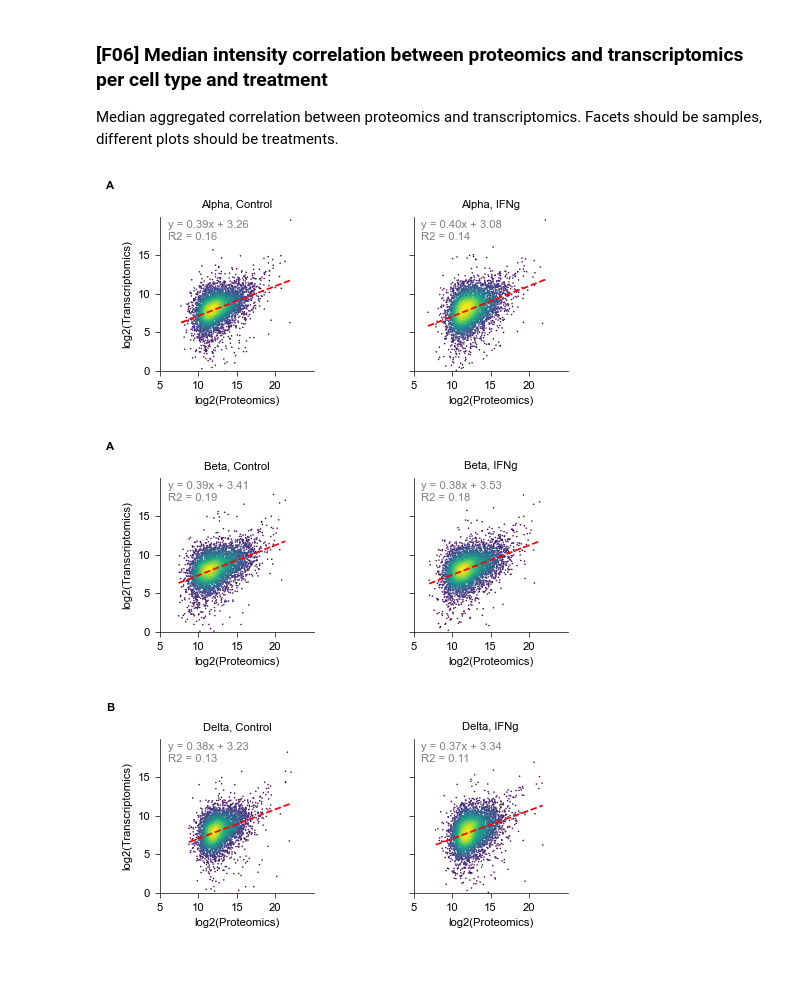
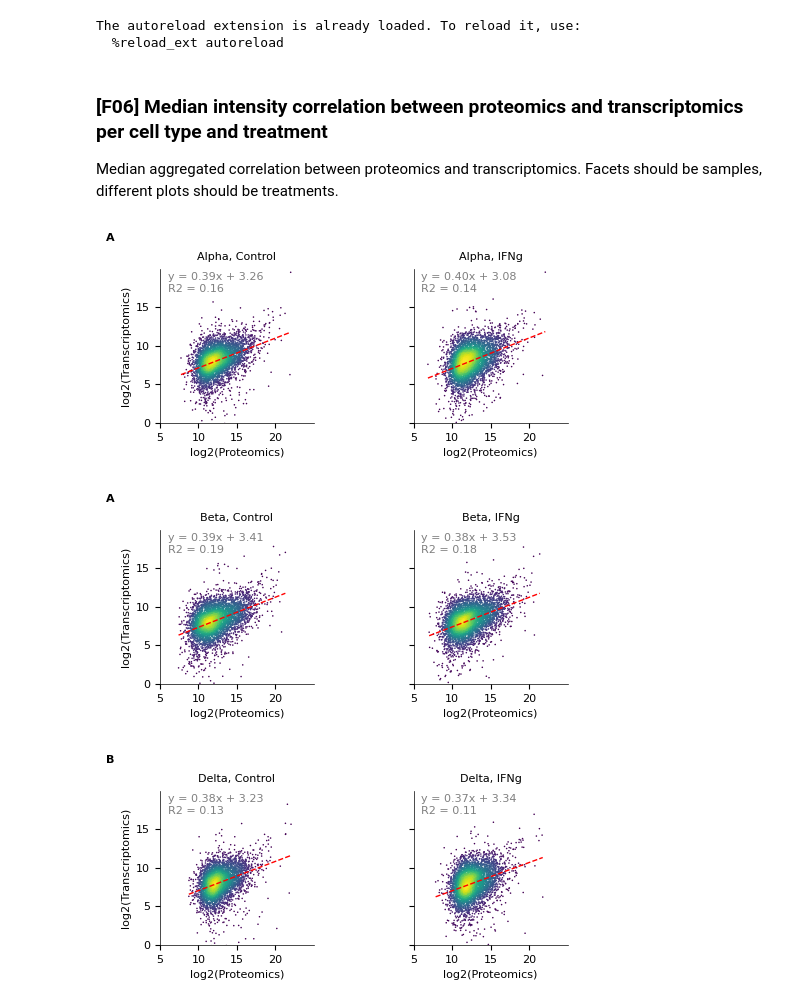
Before and after one commit to MannLabs/IsletsOmics, a Jupyter notebook: figure_notebooks/F06.ipynb, the cells around one changed output. Saved outputs shown, nothing was run; the diff lists cells and outputs as text; code cells hidden in the pictures; blank space fills up the shorter version.

```diff
--- a/figure_notebooks/F06.ipynb
+++ b/figure_notebooks/F06.ipynb
@@ -6,26 +6,27 @@ import sys
 
 import pandas as pd
 
-from bm_tools.data import Data
-from bm_tools.plots import Plots
-
 import matplotlib.pyplot as plt
 
 # get data
-data_obj = Data()
-data_obj.add_anndata(pd.read_pickle("./../rna_prot_dataset.pkl"))
-data_obj.add_metadata(pd.read_pickle("./../rna_prot_sample_metadata.pkl"), 0)
-data_obj.add_metadata(pd.read_pickle("./../rna_prot_feature_metadata.pkl"), 1)
+data = pd.read_pickle("./data/datasets/islets_rna_prot_dataset.pkl")
+sample_metadata = pd.read_pickle("./data/datasets/islets_rna_prot_sample_metadata.pkl")
+feature_metadata = pd.read_pickle("./data/datasets/islets_rna_prot_feature_metadata.pkl")
+
+sys.path.append("src.py")
+from src import Utils
+# %% [output]
+The autoreload extension is already loaded. To reload it, use:
+  %reload_ext autoreload
 # %% [markdown]
 ### [F06] Median intensity correlation between proteomics and transcriptomics per cell type and treatment
 
 Median aggregated correlation between proteomics and transcriptomics. Facets should be samples, different plots should be treatments.
 # %%
 def figure_06_median_datasets(
-        data_obj: Data = None,
+        data: pd.DataFrame,
+        sample_metadata: pd.DataFrame,
 ):
-    # make a copy of the data object
-    data_obj = data_obj.copy()
 
     # set pairs of samples to compare in faceted plot
     treatment_pairs = [
@@ -39,10 +40,6 @@ def figure_06_median_datasets(
         ('beta_proteomics', 'beta_transcriptomics'),
         ('delta_proteomics', 'delta_transcriptomics'),
     ]
-
-    # get data and metadata
-    df = data_obj.get_data()
-    md = data_obj.get_metadata(0)
 
     # compute median across all replicates for all pairs and visualize
     treatment_dataframes = {}
@@ -58,16 +55,16 @@ def figure_06_median_datasets(
         for t_p, t_t in treatment_pairs:
 
             # get corresponding row indices
-            idx_p = md[md['sample_treat_readout'] == f'{sr_p.split("_")[0]}_{t_p}_{sr_p.split("_")[1]}'].index
-            idx_t = md[md['sample_treat_readout'] == f'{sr_t.split("_")[0]}_{t_t}_{sr_t.split("_")[1]}'].index
+            idx_p = sample_metadata[sample_metadata['sample_treat_readout'] == f'{sr_p.split("_")[0]}_{t_p}_{sr_p.split("_")[1]}'].index
+            idx_t = sample_metadata[sample_metadata['sample_treat_readout'] == f'{sr_t.split("_")[0]}_{t_t}_{sr_t.split("_")[1]}'].index
 
             if len(idx_p) != 3 or len(idx_t) != 3:
                 raise ValueError("Error in sample indexing")
 
             # get ids and value vectors
-            ids = df.columns.values
-            p_vec = df.loc[idx_p].median(axis = 0).values.flatten()
-            t_vec = df.loc[idx_t].median(axis = 0).values.flatten()
+            ids = data.columns.values
+            p_vec = data.loc[idx_p].median(axis = 0).values.flatten()
+            t_vec = data.loc[idx_t].median(axis = 0).values.flatten()
 
             # assemble output
             treatment_dataframe = pd.DataFrame({
@@ -121,8 +118,7 @@ def figure_06_median_scatterplots(
 
 
         # scatterplot
-        p = Plots()
-        f, a = p.scatter(
+        f, a = Utils.scatter(
             data = plot_df,
             metadata = plot_md,
             x_col = 'proteome_median_value',
@@ -131,37 +127,37 @@ def figure_06_median_scatterplots(
             segments = 'facets',
             title = '',
             facet_titles = True,
             density = True,
             figsize_x = 6,
             figsize_y = 2,
             xlim = (5, 25),
             ylim = (0, 20),
             xlabel = None,
             ylabel = None,
             label_lookup_dict = label_parse_dict,
             linear_regression = True,
             show_equation = True,
             enumerate_plot = plot_number,
             enumeration_xy = (-0.35, 1.2),
             x_tick_multiple = 5,
             y_tick_multiple = 5,
             aspect_equal = True,
         )
 
         # save plot
-        p.save_figure(
+        Utils.save_figure(
             fig = f,
             filename = f"figure_06_median_scatterplot_{sample}.svg",
             output_dir = "./assets/20250423_revision_figures/",
             dpi = 300,
-            nature_width = "single",
-            nature_height = "0.5"
+            paper_width = "single",
+            paper_height = "0.5"
         )
 
 
-f521ds = figure_06_median_datasets(data_obj)
+f521ds = figure_06_median_datasets(data = data, sample_metadata = sample_metadata)
 figure_06_median_scatterplots(f521ds)
 # %% [output]
-[figure, old version]
+[figure, new version]
-[figure, old version]
+[figure, new version]
-[figure, old version]
+[figure, new version]
```
Also changed, not shown: 3 other files.
